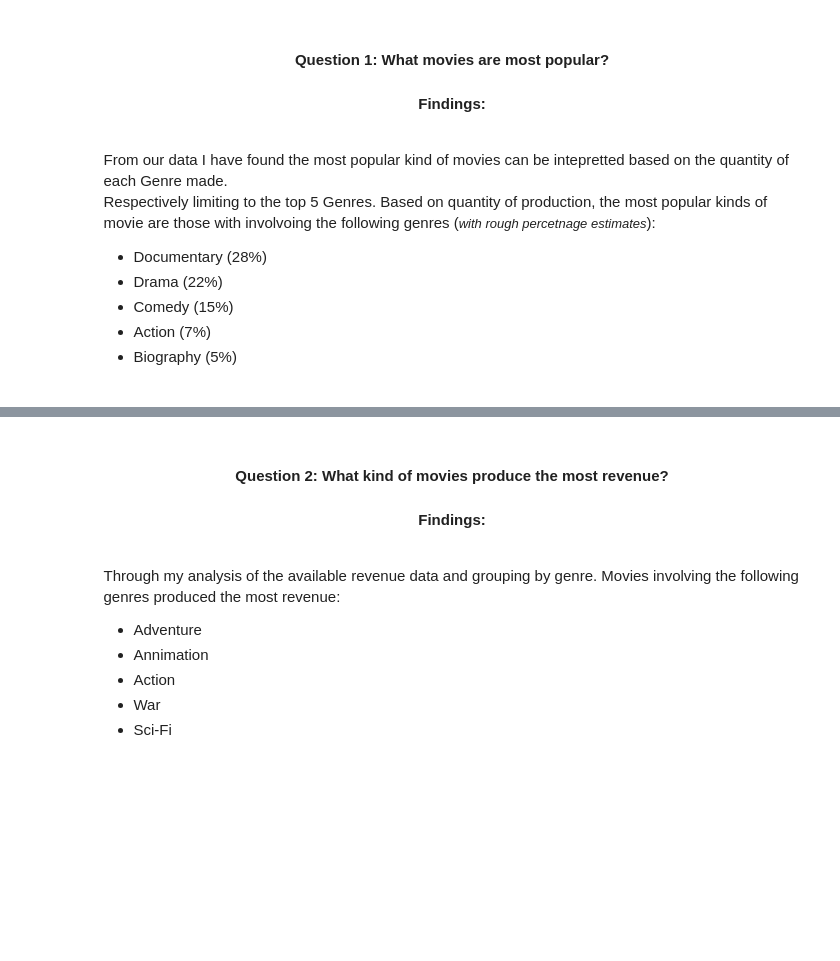
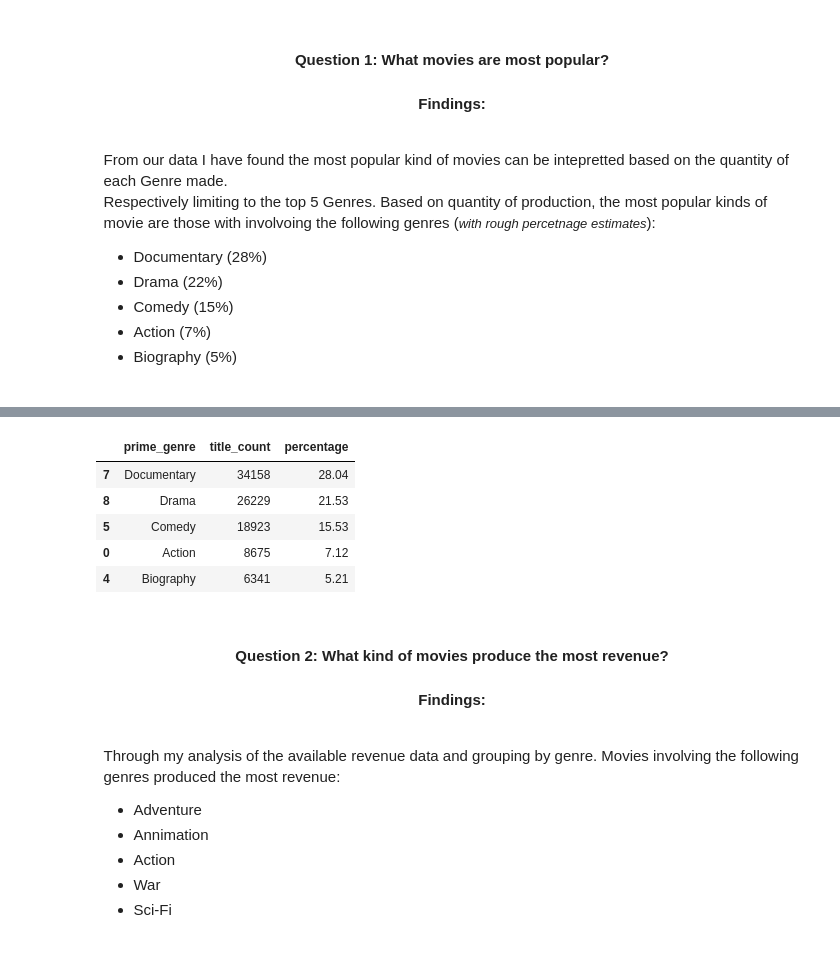
Before and after one commit to DonnieData/dsc-mod-1-project-v2-1-onl01-dtsc-pt-012120, a Jupyter notebook: student.ipynb, the cells around one changed output, grey strips where cells are left out. Saved outputs shown, nothing was run; the diff lists cells and outputs as text; code cells hidden in the pictures; blank space fills up the shorter version.

```diff
--- a/student.ipynb
+++ b/student.ipynb
@@ -720,3 +715,12 @@ gen_percent.head()
+# %%
+gen_percent.head()
+# %% [output]
+|  | prime_genre | title_count | percentage |
+| 7 | Documentary | 34158 | 28.04 |
+| 8 | Drama | 26229 | 21.53 |
+| 5 | Comedy | 18923 | 15.53 |
+| 0 | Action | 8675 | 7.12 |
+| 4 | Biography | 6341 | 5.21 |
 # %% [markdown]
 <div style="border:0.2px; border-style:solid; border-color:#1C6EA4; padding:0.5em; font-size:15px; border-width:medium;">
    <center><div style="border:0.2px; border-bottom-style:solid; border-color:#1C6EA4;padding:0.1m; margin:0.2em; font-size:15px; border-width:medium;display:inline-block;">
```
Also changed, not shown: parts of 3 cells of this notebook.
